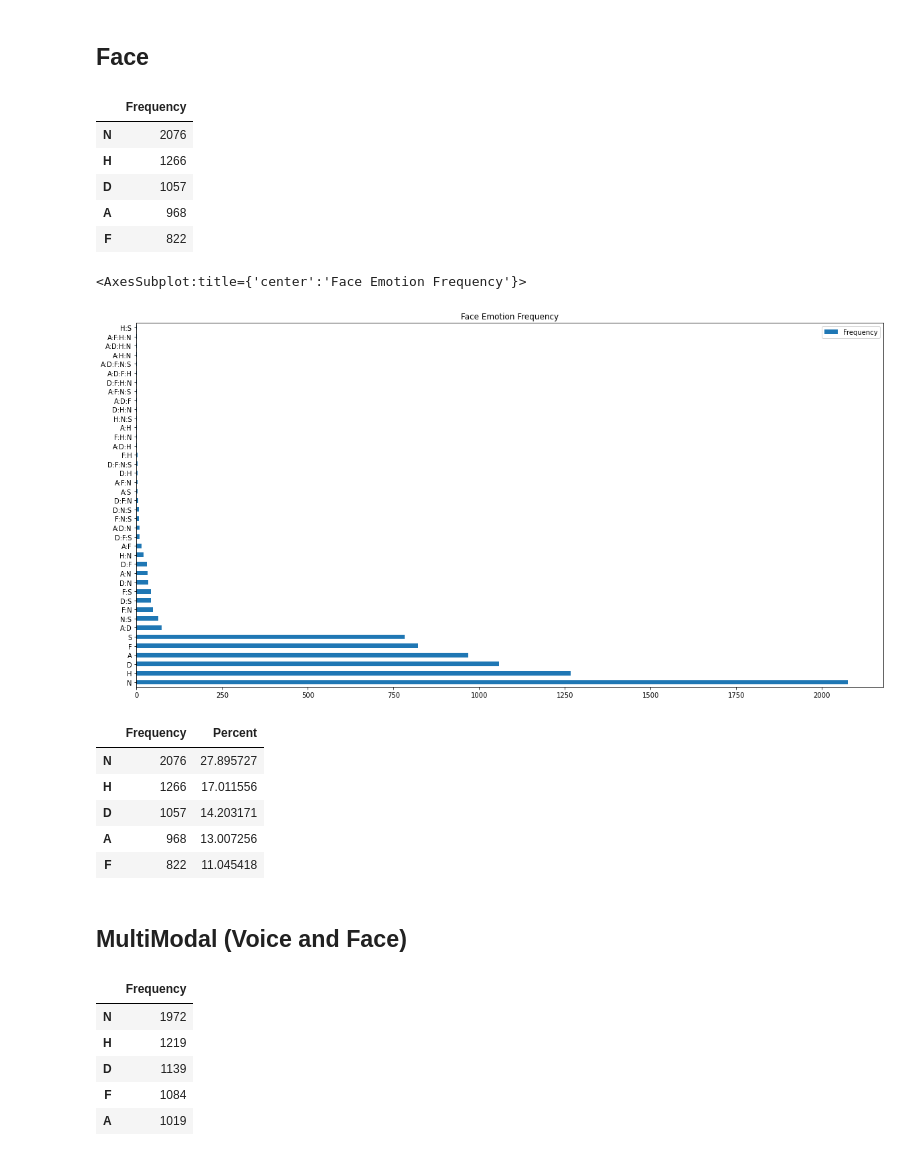
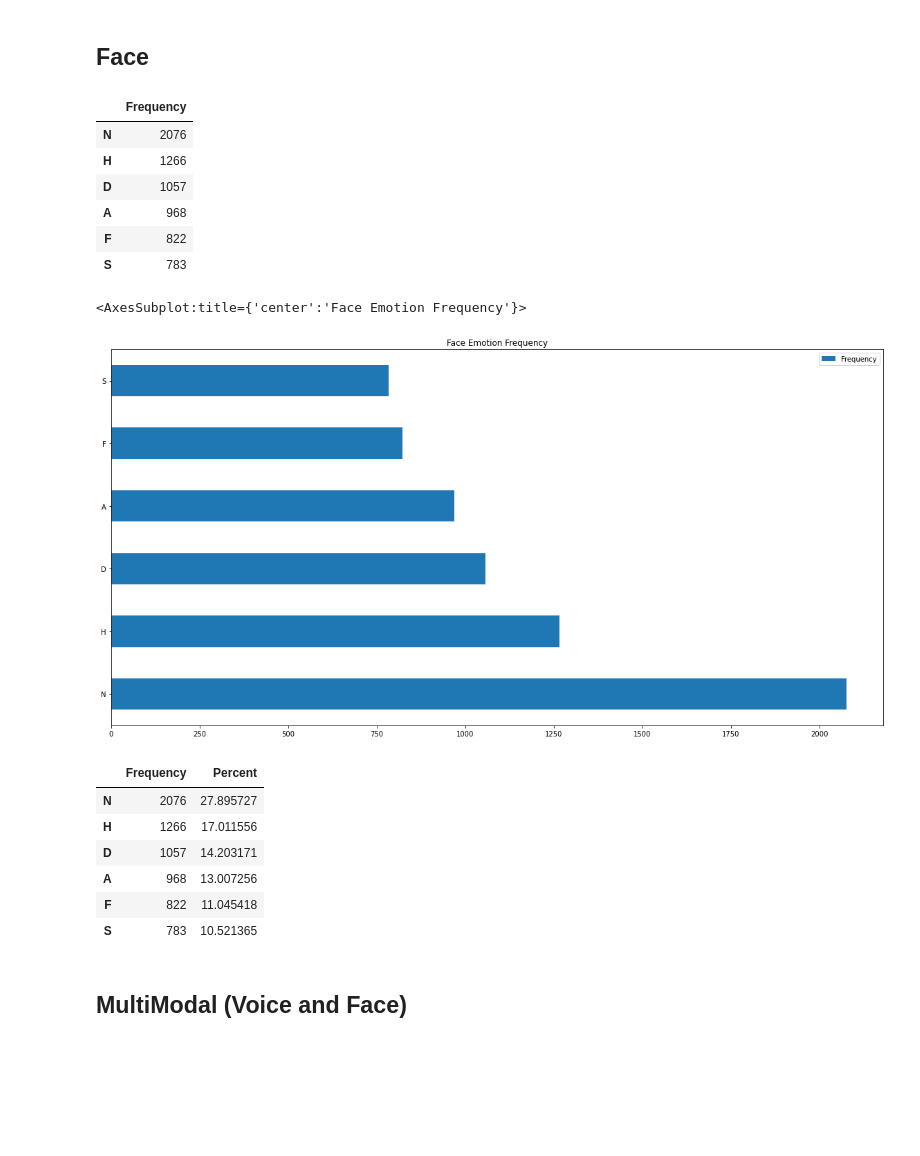
Before and after one commit to IggyBal/CRY-Baby_Empathetic_Dataset_Multimodal, a Jupyter notebook: Dataset_analysis.ipynb, the cells around one changed output. Cells and saved outputs as stored; diff of their text form; code cells hidden in the pictures; blank space fills up the shorter version.

```diff
--- a/Dataset_analysis.ipynb
+++ b/Dataset_analysis.ipynb
@@ -69,7 +61,8 @@ vvdf.head()
 fv = dataset["FaceVote"]
 fvc = dataset["FaceVote"].value_counts()
 fvdf = pd.DataFrame({'Frequency':fvc})
-fvdf.head()
+fvdf = fvdf[fvdf.index.isin(['N', 'A', 'F', 'D', 'S', 'H'])]
+fvdf
 # %% [output]
 |  | Frequency |
 | N | 2076 |
@@ -77,38 +70,33 @@ fvdf.head()
 | D | 1057 |
 | A | 968 |
 | F | 822 |
+| S | 783 |
 # %%
 # Graph
 fvdf.plot(kind="barh", figsize=(20,10), title="Face Emotion Frequency")
 # %% [output]
 <AxesSubplot:title={'center':'Face Emotion Frequency'}>
-[figure, old version]
+[figure, new version]
 # %%
 per = fv.value_counts(normalize=True) * 100
 
 fvdf['Percent'] = per
-fvdf.head()
+fvdf
 # %% [output]
 |  | Frequency | Percent |
 | N | 2076 | 27.895727 |
 | H | 1266 | 17.011556 |
 | D | 1057 | 14.203171 |
 | A | 968 | 13.007256 |
 | F | 822 | 11.045418 |
+| S | 783 | 10.521365 |
 # %% [markdown]
 ## MultiModal (Voice and Face)
 # %%
 mv = dataset["MultiModalVote"]
 mvc = dataset["MultiModalVote"].value_counts()
 mvdf = pd.DataFrame({'Frequency':mvc})
-mvdf.head()
+mvdf = mvdf = mvdf[mvdf.index.isin(['N', 'A', 'F', 'D', 'S', 'H'])]
-# %% [output]
-|  | Frequency |
-| N | 1972 |
-| H | 1219 |
-| D | 1139 |
-| F | 1084 |
-| A | 1019 |
 # %%
 # Graph
 mvdf.plot(kind="barh", figsize=(20,10), title="Multi-modal Emotion Frequency")
```
Also changed, not shown: parts of 12 cells of this notebook.
